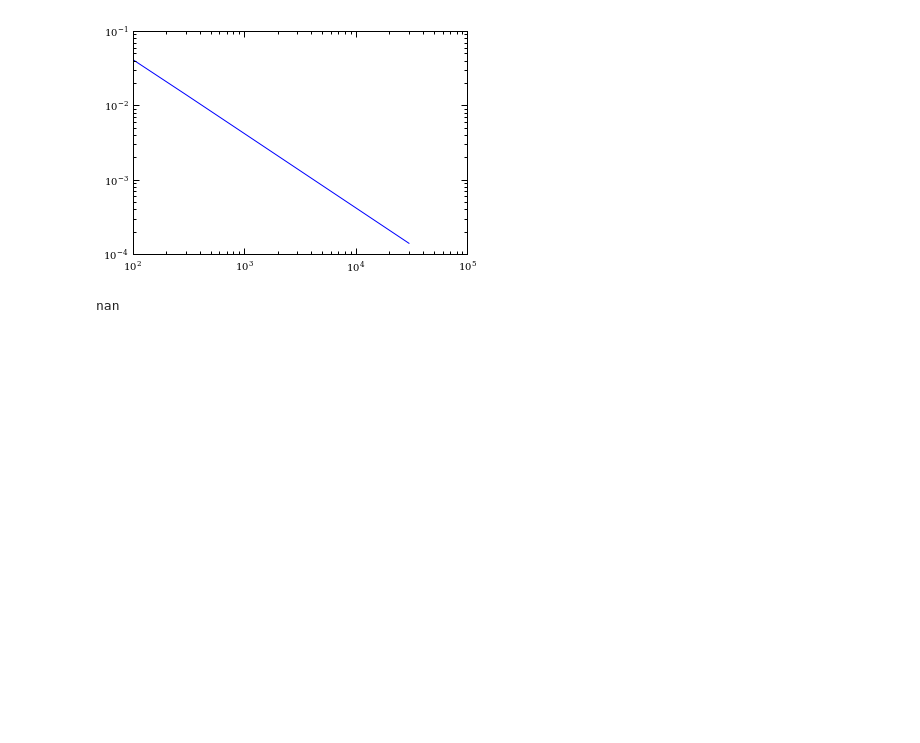
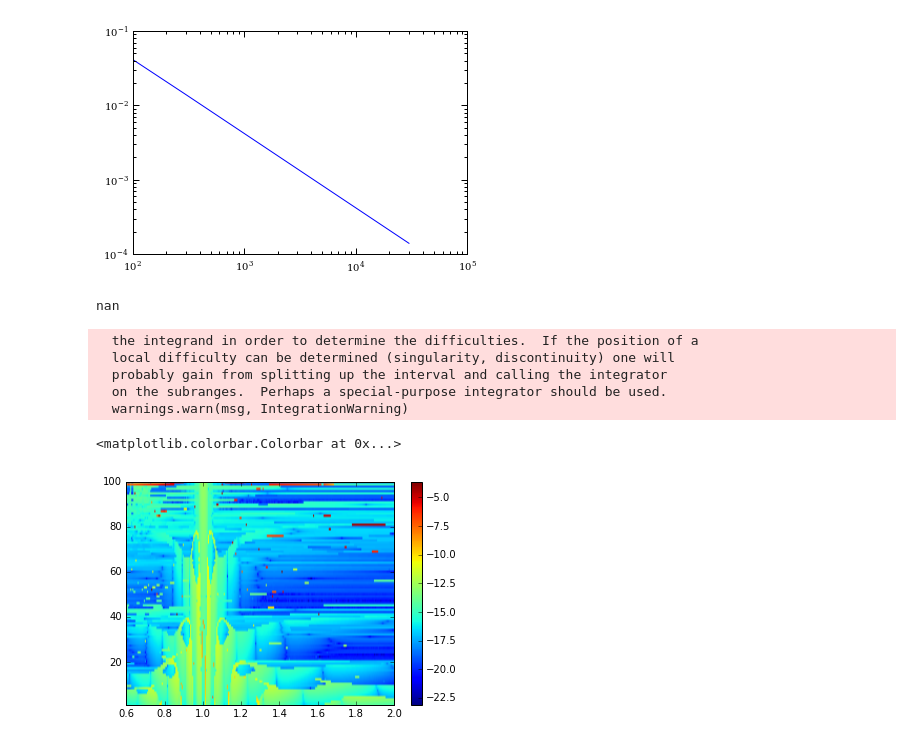
Before and after one commit to adamdempsey90/linearwaves, a Jupyter notebook: python/block_solver.ipynb, the cells around one changed output. Saved outputs shown, nothing was run; the diff lists cells and outputs as text; code cells hidden in the pictures; blank space fills up the shorter version.

```diff
--- a/python/block_solver.ipynb
+++ b/python/block_solver.ipynb
@@ -636,3 +634,33 @@ plt.loglog(n,np.abs(vals.imag))
 -1./np.sqrt(1.01 + .01 - 2)
 # %% [output]
 nan
+# %%
+planet = Planet(mp=1e-5,a=1,eps=.6,hp=.05)
+disk = Disk()
+
+res = np.zeros((100,256),dtype='complex')
+dr_res = np.zeros((100,256),dtype='complex')
+
+for i in range(100):
+    for j in range(256):
+        x = .6 + j*(2-.6)/256.
+        m = i+1
+        temp =  force(x,m,disk,planet,.01)
+        dr_res[i,j] = temp[0,0]
+        res[i,j] = temp[1,0]
+# %% [output]
+  the integrand in order to determine the difficulties.  If the position of a
+  local difficulty can be determined (singularity, discontinuity) one will
+  probably gain from splitting up the interval and calling the integrator
+  on the subranges.  Perhaps a special-purpose integrator should be used.
+  warnings.warn(msg, IntegrationWarning)
+# %%
+dat = np.fromfile('../src/pot_test.dat',dtype='complex')
+cres = dat[:100*256].reshape(100,256)
+cdr_res = dat[-100*256:].reshape(100,256)
+# %%
+plt.imshow(np.log10(np.sqrt(abs((np.conj(res - cres)*(res-cres)).real))),origin='lower',extent=(.6,2,1,100),aspect='auto')
+plt.colorbar()
+# %% [output]
+<matplotlib.colorbar.Colorbar at 0x...>
+[figure, added]
```
Also changed, not shown: parts of 10 cells of this notebook, 8 other files.
